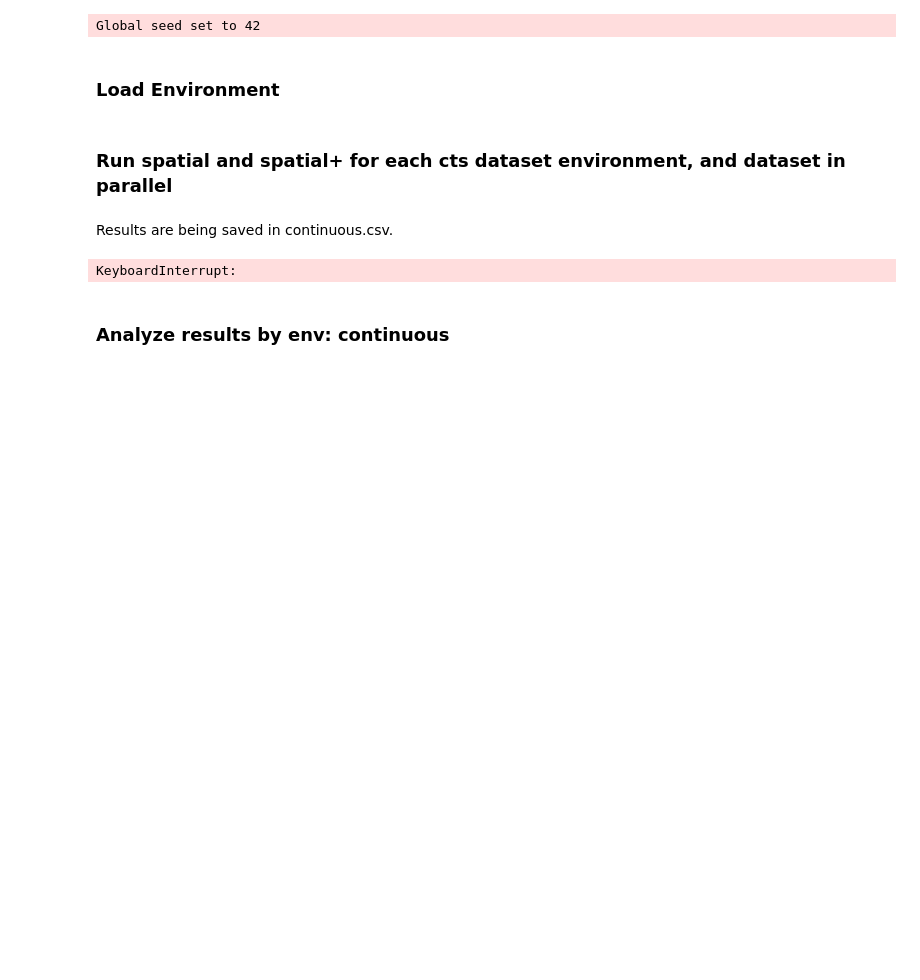
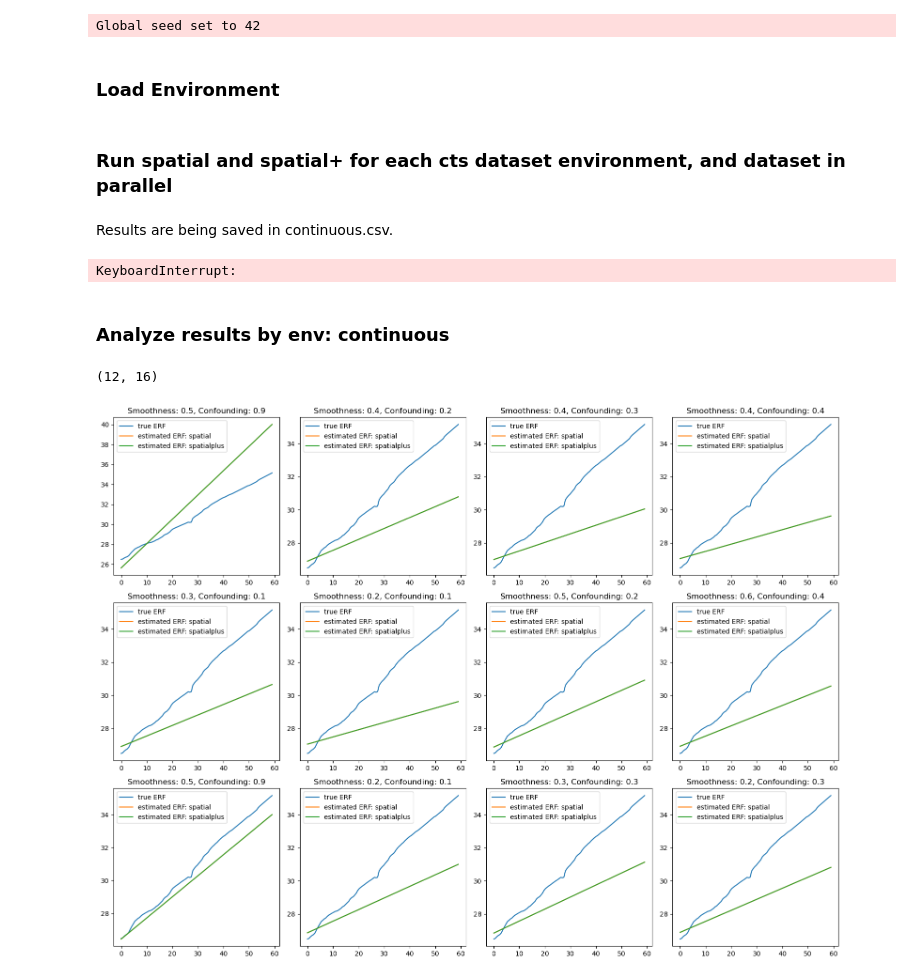
Before and after one commit to NSAPH-Projects/space, a Jupyter notebook: examples/evaluator_continuous.ipynb, the cells around one changed output. Cells and saved outputs as stored; diff of their text form; code cells hidden in the pictures; blank space fills up the shorter version.

Commit message:
adding return args & plots

```diff
--- a/examples/evaluator_continuous.ipynb
+++ b/examples/evaluator_continuous.ipynb
@@ -45,4 +44,33 @@ for envname in cts:
 KeyboardInterrupt:
 # %% [markdown]
 ### Analyze results by env: continuous
+# %%
+# function that will convert vector entries to vectors
+def convert_to_vector(entry):
+    entry = entry.strip('[]').split()
+    vector = np.array([float(element) for element in entry])
+    return vector
+# %%
+import matplotlib.pyplot as plt
+
+outputs = pd.read_csv('continuous.csv', header = None)
+outputs = outputs[outputs.iloc[:, 0] == cts[0]]
+print(outputs.shape)
+outputs.iloc[:,[4,5,6,7,8,9,12,13]] = outputs.iloc[:,[4,5,6,7,8,9,12,13]].apply(lambda x: x.apply(convert_to_vector))
+
+# Exploratory analysis: plot ERF vs estimated ERF
+fig, axes = plt.subplots(3, 4, figsize=(16, 12))
+
+for i, ax in enumerate(axes.flat):
+    ax.plot(outputs.iloc[i, 4], outputs.iloc[i, 5], label='true ERF')
+    ax.plot(outputs.iloc[i, 4], outputs.iloc[i, 6], label='estimated ERF: spatial')
+    ax.plot(outputs.iloc[i, 4], outputs.iloc[i, 7], label='estimated ERF: spatialplus')
+    ax.legend()
+    ax.set_title('Smoothness: ' + str(round(outputs.iloc[i, 2],1)) + ', Confounding: ' + str(round(outputs.iloc[i, 3],1)))
+
+plt.tight_layout()
+plt.show()
+# %% [output]
+(12, 16)
+[figure, added]
 # %%
```
Also changed, not shown: parts of 3 cells of this notebook, 1 other file.
